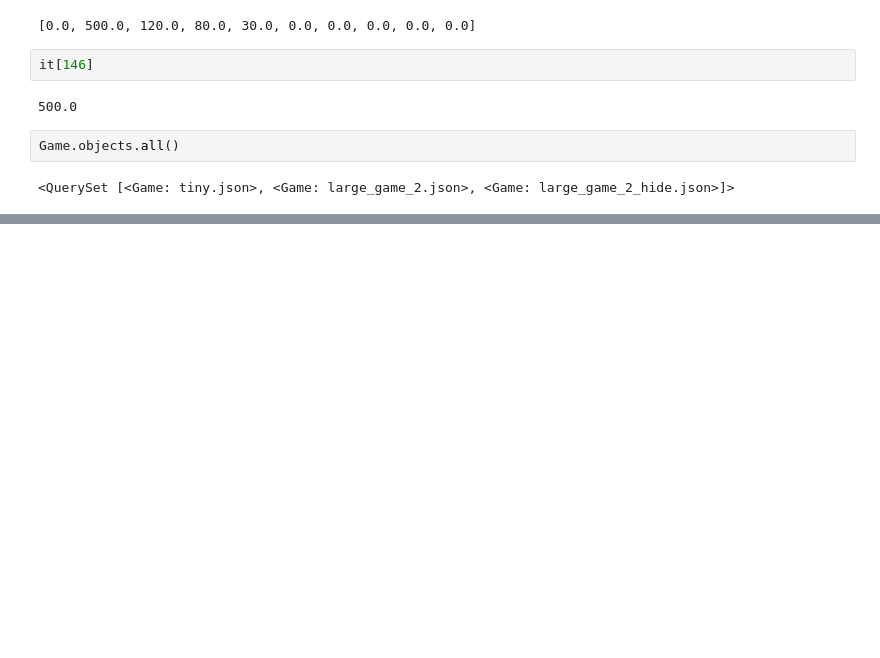
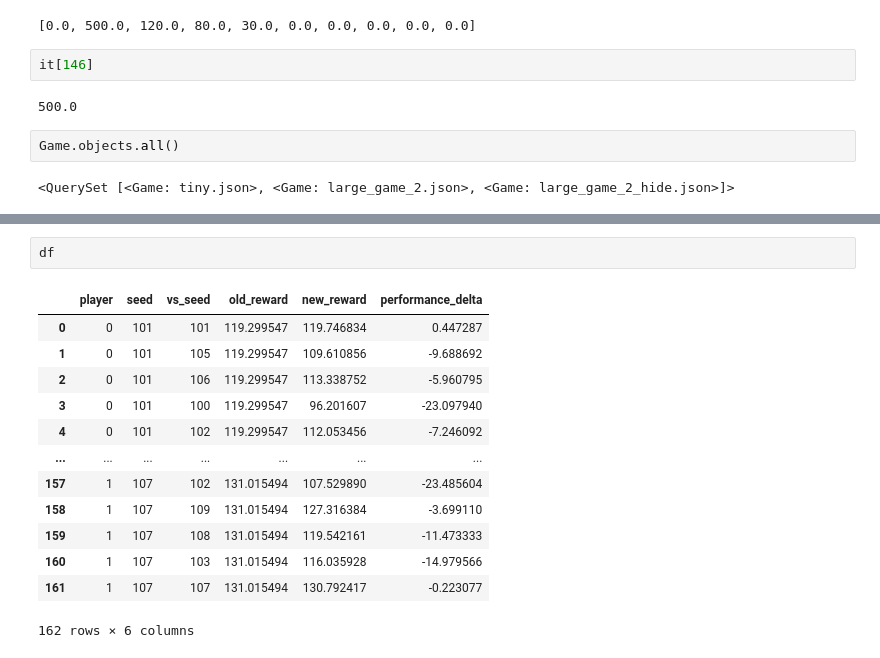
Before and after one commit to newmanne/open_spiel, a Jupyter notebook: open_spiel/python/examples/notebooks/DataViz.ipynb, the cells around one changed output, grey strips where cells are left out. Saved outputs shown, nothing was run; the diff lists cells and outputs as text; blank space fills up the shorter version.

```diff
--- a/open_spiel/python/examples/notebooks/DataViz.ipynb
+++ b/open_spiel/python/examples/notebooks/DataViz.ipynb
@@ -212,0 +412,16 @@ Game.objects.all()
+# %%
+df
+# %% [output]
+|  | player | seed | vs_seed | old_reward | new_reward | performance_delta |
+| 0 | 0 | 101 | 101 | 119.299547 | 119.746834 | 0.447287 |
+| 1 | 0 | 101 | 105 | 119.299547 | 109.610856 | -9.688692 |
+| 2 | 0 | 101 | 106 | 119.299547 | 113.338752 | -5.960795 |
+| 3 | 0 | 101 | 100 | 119.299547 | 96.201607 | -23.097940 |
+| 4 | 0 | 101 | 102 | 119.299547 | 112.053456 | -7.246092 |
+| ... | ... | ... | ... | ... | ... | ... |
+| 157 | 1 | 107 | 102 | 131.015494 | 107.529890 | -23.485604 |
+| 158 | 1 | 107 | 109 | 131.015494 | 127.316384 | -3.699110 |
+| 159 | 1 | 107 | 108 | 131.015494 | 119.542161 | -11.473333 |
+| 160 | 1 | 107 | 103 | 131.015494 | 116.035928 | -14.979566 |
+| 161 | 1 | 107 | 107 | 131.015494 | 130.792417 | -0.223077 |
+162 rows × 6 columns
```
Also changed, not shown: parts of 20 cells of this notebook, 16 other files.
